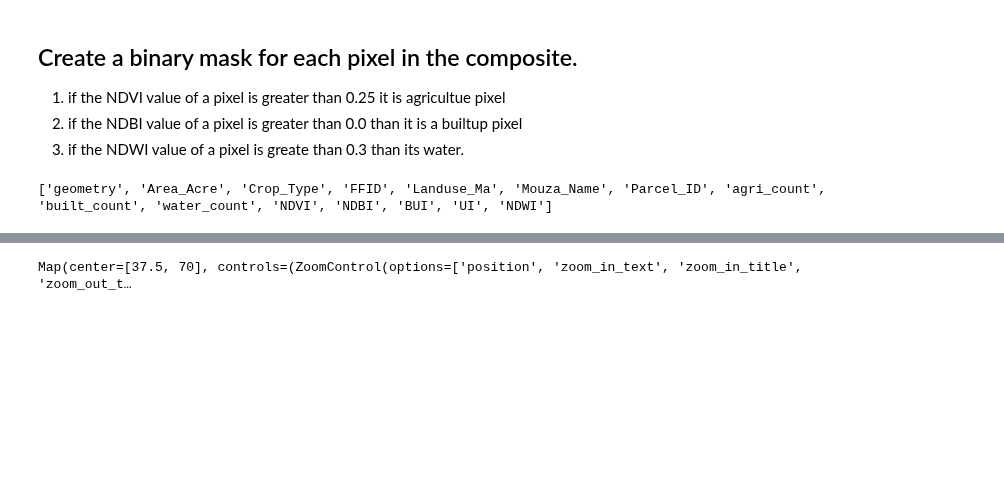
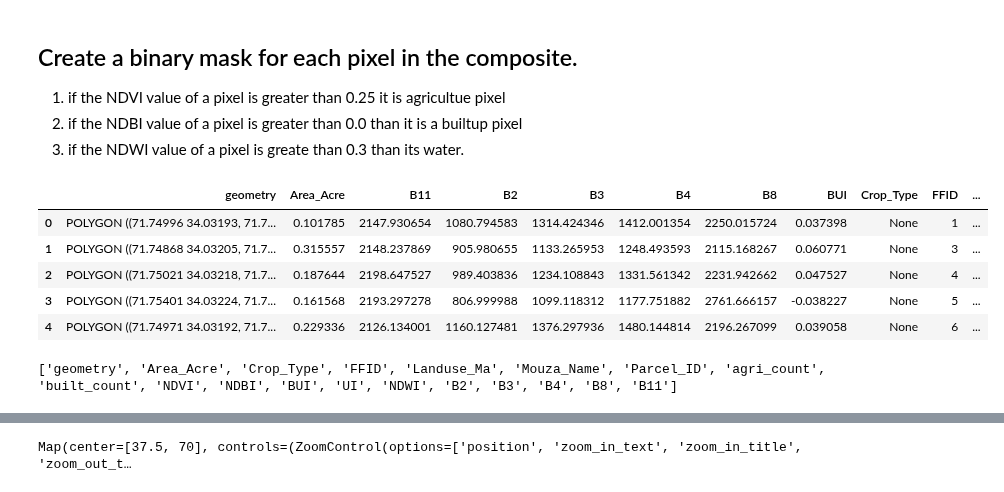
Before and after one commit to code4geoai/gee, a Jupyter notebook: landclassification.ipynb, the cells around one changed output, grey strips where cells are left out. Drawn from its saved outputs; the diff is of its cells as text; code cells hidden in the pictures; blank space fills up the shorter version.

```diff
--- a/landclassification.ipynb
+++ b/landclassification.ipynb
@@ -121,28 +123,34 @@ def get_ui(filtered_collection):
     mean_ui = mean_ndbi.subtract(mean_ndvi).divide(mean_ndbi.add(mean_ndvi)).rename('UI')
     return mean_ui
 # %%
-def get_composite(ndvi_img, ndbi_img, bui_img, ui_img,ndwi_img):
+def get_composite(filtered_collection,ndvi_img, ndbi_img, bui_img, ui_img,ndwi_img):
     """
     Stack the four annual‐mean index images into one composite,
     then clip it to the boundary.
     """
-    # 1. Concatenate the four single‐band images
-    composite_img = ee.Image.cat([ndvi_img, ndbi_img, bui_img, ui_img,ndwi_img])
+    selected_bands = ['B2', 'B3', 'B4', 'B8', 'B11']
+    filtered_collection = filtered_collection.select(selected_bands)
 
-    # 2. Rename the bands in the correct order
-    composite_img = composite_img.rename(['NDVI','NDBI','BUI','UI','NDWI'])
+    #Now add the indices to each image in the filtered collection
+    filtered_collection = filtered_collection.map(lambda img: img.addBands(ndvi_img).addBands(ndbi_img).addBands(bui_img).addBands(ui_img).addBands(ndwi_img))
+
+    # Reduce the collection to a mean single image
+    composite_img = filtered_collection.mean()
+
+    # Rename the bands in the correct order
+    composite_img = composite_img.rename(['B2', 'B3', 'B4', 'B8', 'B11', 'NDVI', 'NDBI', 'BUI', 'UI','NDWI'])
 
     # 3. Clip to your boundary
     composite_img = composite_img.clip(boundary.geometry())
 
     return composite_img
 # %%
-filtered_collection = get_collection('2024-01-01', '2024-12-31')
+filtered_collection = get_collection('2022-01-01', '2024-12-31')
 ndvi_img = get_ndvi(filtered_collection)
 ndbi_img = get_ndbi(filtered_collection)
 bui_img = get_bui(filtered_collection)
 ui_img = get_ui(filtered_collection)
 ndwi_img = get_ndwi(filtered_collection)
 
-composite_img = get_composite(ndvi_img, ndbi_img, bui_img, ui_img, ndwi_img)
+composite_img = get_composite(filtered_collection, ndvi_img, ndbi_img, bui_img, ui_img, ndwi_img)
 # %%
@@ -161,12 +188,11 @@ watermask = composite_img.select('NDWI').gt(0.3)
 # %%
   # Getting pixel count for calculating percentage of parcel and plx mean for pure agri/built
-def sum_count(composite_img, builtmask, agrimask,watermask ,parcels_fc):
+def sum_count(composite_img, builtmask, agrimask,parcels_fc):
 
     built = builtmask.rename('built_count').toInt()
     agri  = agrimask.rename('agri_count').toInt()
-    water = watermask.rename('water_count').toInt()
 
-    mask_img = ee.Image.cat([built, agri,water])
+    mask_img = ee.Image.cat([built, agri])
 
     pixel_sum = mask_img.reduceRegions(
         collection=parcels_fc,
@@ -177,13 +203,22 @@ def sum_count(composite_img, builtmask, agrimask,watermask ,parcels_fc):
     return pixel_sum
 
 def mean_indices(composite_img, parcels_fc):
+    #Select the bands of interest
+    b2 = composite_img.select('B2')
+    b3 = composite_img.select('B3')
+    b4 = composite_img.select('B4')
+    b8 = composite_img.select('B8')
+    b11 = composite_img.select('B11')
+
+
+    # Select the indices
     ndvi = composite_img.select('NDVI')
     ndbi = composite_img.select('NDBI')
     ui = composite_img.select('UI')
     bui = composite_img.select('BUI')
     ndwi = composite_img.select('NDWI')
 
-    index_img = ee.Image.cat([ndvi,ndbi,bui,ui,ndwi])
+    index_img = ee.Image.cat([b2,b3,b4,b8,b11,ndvi,ndbi,bui,ui,ndwi])
     mean_img = index_img.reduceRegions(
         collection=parcels_fc,
         reducer=ee.Reducer.mean(),
@@ -197,10 +232,19 @@ pxlmean = mean_indices(composite_img, selectedparcels_fc)
 # Convert the ee.FeatureCollection to a pandas DataFrame
 pxlsum_gdf= geemap.ee_to_gdf(pxlsum)
 pxlmean_gdf= geemap.ee_to_gdf(pxlmean)
+# %%
+pxlmean_gdf.head()
+# %% [output]
+|  | geometry | Area_Acre | B11 | B2 | B3 | B4 | B8 | BUI | Crop_Type | FFID | ... |
+| 0 | POLYGON ((71.74996 34.03193, 71.7... | 0.101785 | 2147.930654 | 1080.794583 | 1314.424346 | 1412.001354 | 2250.015724 | 0.037398 | None | 1 | ... |
+| 1 | POLYGON ((71.74868 34.03205, 71.7... | 0.315557 | 2148.237869 | 905.980655 | 1133.265953 | 1248.493593 | 2115.168267 | 0.060771 | None | 3 | ... |
+| 2 | POLYGON ((71.75021 34.03218, 71.7... | 0.187644 | 2198.647527 | 989.403836 | 1234.108843 | 1331.561342 | 2231.942662 | 0.047527 | None | 4 | ... |
+| 3 | POLYGON ((71.75401 34.03224, 71.7... | 0.161568 | 2193.297278 | 806.999988 | 1099.118312 | 1177.751882 | 2761.666157 | -0.038227 | None | 5 | ... |
+| 4 | POLYGON ((71.74971 34.03192, 71.7... | 0.229336 | 2126.134001 | 1160.127481 | 1376.297936 | 1480.144814 | 2196.267099 | 0.039058 | None | 6 | ... |
 # %%
 # since both dataframes have duplicate columns therefore to avoid duplicaiton
 # we will select the columns we need for merging
-mean_cols = ['geometry','NDVI','NDBI','BUI','UI','NDWI']
+mean_cols = ['geometry','NDVI','NDBI','BUI','UI','NDWI','B2','B3','B4','B8','B11']
 plxmean_small = pxlmean_gdf[mean_cols]
 
 #Now we will merge the two dataframes
@@ -208,7 +252,7 @@ stats_gdf = pxlsum_gdf.merge(plxmean_small, on='geometry', how='left')
 
 print(stats_gdf.columns.tolist())
 # %% [output]
-['geometry', 'Area_Acre', 'Crop_Type', 'FFID', 'Landuse_Ma', 'Mouza_Name', 'Parcel_ID', 'agri_count', 'built_count', 'water_count', 'NDVI', 'NDBI', 'BUI', 'UI', 'NDWI']
+['geometry', 'Area_Acre', 'Crop_Type', 'FFID', 'Landuse_Ma', 'Mouza_Name', 'Parcel_ID', 'agri_count', 'built_count', 'NDVI', 'NDBI', 'BUI', 'UI', 'NDWI', 'B2', 'B3', 'B4', 'B8', 'B11']
 # %%
 # Now stats_gdf has columns 'built_count' and 'agri_count' per parcel
 # Lets compute the percentage of built and agri land
```
Also changed, not shown: parts of 10 cells of this notebook, 1 other file.
